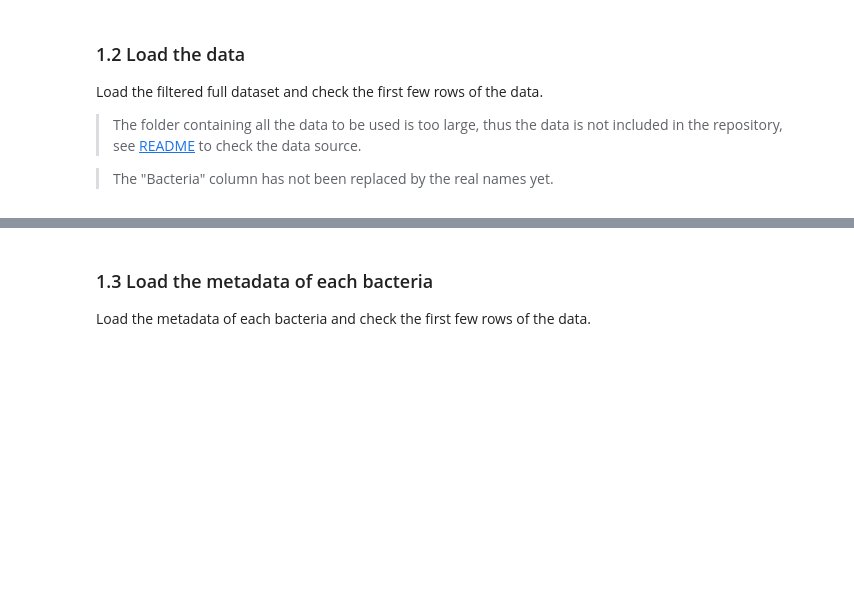
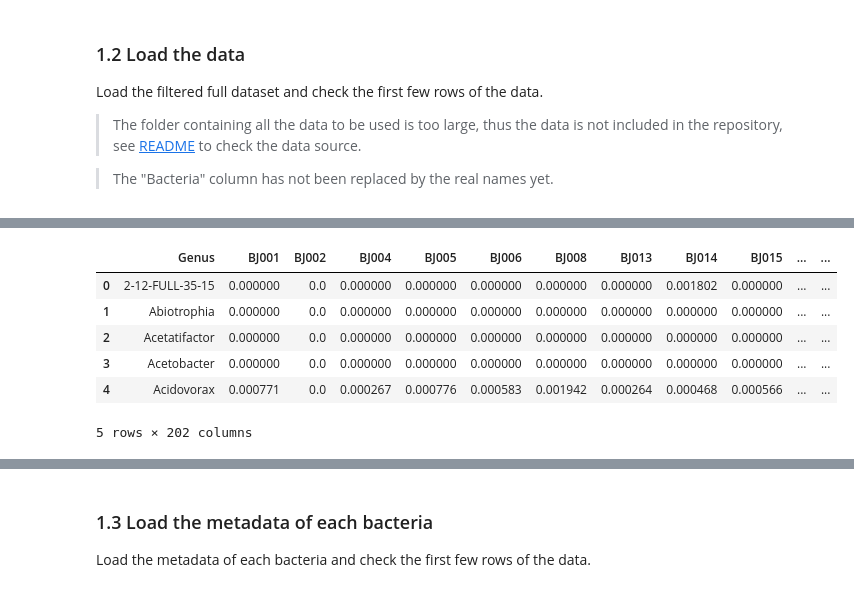
Before and after one commit to Lucas04-nhr/SNP-Analysis, a Jupyter notebook: workaround/cross_validation/cross_validation.ipynb, the cells around one changed output, grey strips where cells are left out. Cells and saved outputs as stored; diff of their text form; code cells hidden in the pictures; blank space fills up the shorter version.

```diff
--- a/workaround/cross_validation/cross_validation.ipynb
+++ b/workaround/cross_validation/cross_validation.ipynb
@@ -37,3 +37,16 @@ full_data_gz.head()
 | 2 | GL000225.1 | GL000225.1:63182 | 5.185000e-48 | 0.000009 | 3.217000e-41 | 3.217000e-41 | inf | inf | 1.608000e-41 | 2.609000e-40 | 45 |
 | 3 | HG2069_PATCH | HG2069_PATCH:279669 | 1.065000e-45 | 0.000037 | 6.609000e-39 | 6.609000e-39 | inf | inf | 2.203000e-39 | 3.573000e-38 | 45 |
 | 4 | 20 | 20:31067694 | 2.478000e-45 | 0.000038 | 1.538000e-38 | 1.538000e-38 | inf | inf | 3.844000e-39 | 6.234000e-38 | 45 |
+# %%
+full_bac_bj = pd.read_csv('../../data/export/FMGC.ge/Beijing.csv')
+full_bac_gz = pd.read_csv('../../data/export/FMGC.ge/Guangzhou.csv')
+# %%
+full_bac_bj.head()
+# %% [output]
+|  | Genus | BJ001 | BJ002 | BJ004 | BJ005 | BJ006 | BJ008 | BJ013 | BJ014 | BJ015 | ... | ... |
+| 0 | 2-12-FULL-35-15 | 0.000000 | 0.0 | 0.000000 | 0.000000 | 0.000000 | 0.000000 | 0.000000 | 0.001802 | 0.000000 | ... | ... |
+| 1 | Abiotrophia | 0.000000 | 0.0 | 0.000000 | 0.000000 | 0.000000 | 0.000000 | 0.000000 | 0.000000 | 0.000000 | ... | ... |
+| 2 | Acetatifactor | 0.000000 | 0.0 | 0.000000 | 0.000000 | 0.000000 | 0.000000 | 0.000000 | 0.000000 | 0.000000 | ... | ... |
+| 3 | Acetobacter | 0.000000 | 0.0 | 0.000000 | 0.000000 | 0.000000 | 0.000000 | 0.000000 | 0.000000 | 0.000000 | ... | ... |
+| 4 | Acidovorax | 0.000771 | 0.0 | 0.000267 | 0.000776 | 0.000583 | 0.001942 | 0.000264 | 0.000468 | 0.000566 | ... | ... |
+5 rows × 202 columns
```
Also changed, not shown: parts of 14 cells of this notebook, 2 other files.
